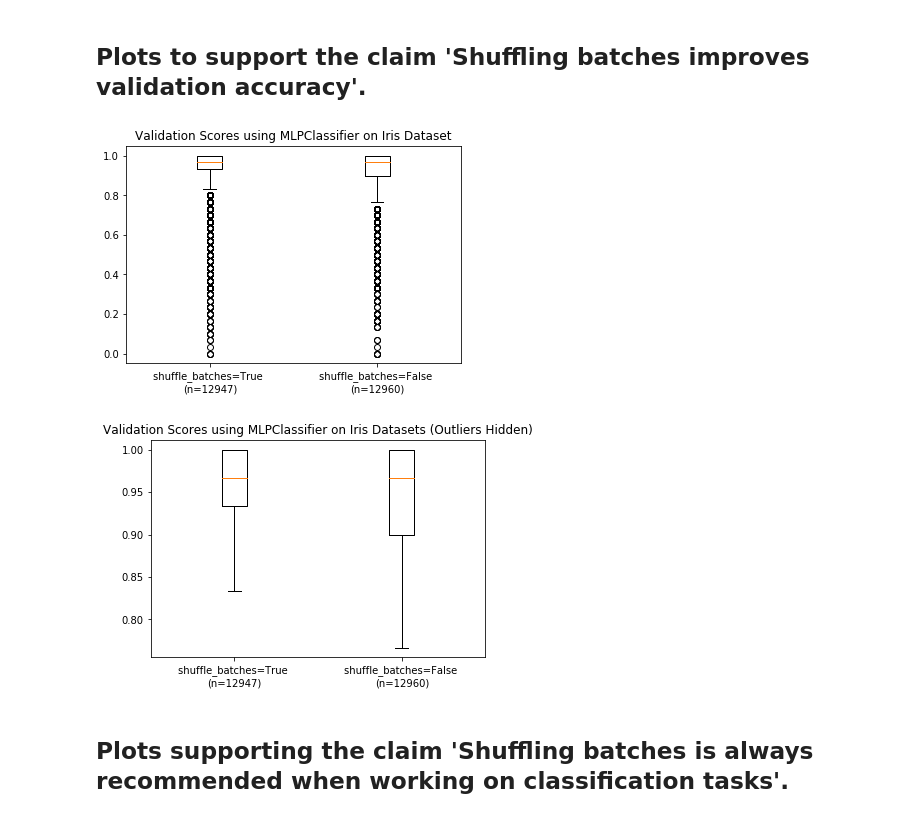
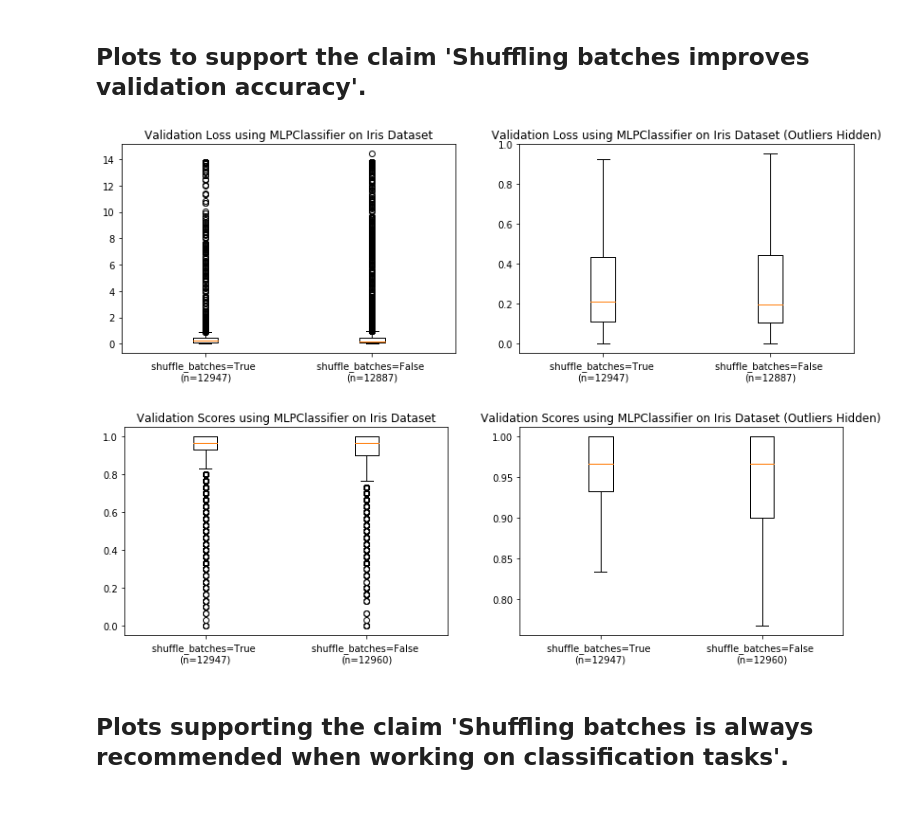
Before and after one commit to AnthonyDickson/Neural-Networks, a Jupyter notebook: notebooks/Analysis of Shuffling Batches.ipynb, the cells around one changed output. Saved outputs shown, nothing was run; the diff lists cells and outputs as text; code cells hidden in the pictures.

```diff
--- a/notebooks/Analysis of Shuffling Batches.ipynb
+++ b/notebooks/Analysis of Shuffling Batches.ipynb
@@ -244,9 +145,7 @@ t: -49.0414 - p: <.001
 
 With the exception of the training metrics when using the sigmoid activation, we see statistically significant results. There is a much clearer trend when it comes to classification, we see consistent improvement in all metrics, with more marked improvement in validation performance.
 # %%
-using_classification = df['clf_type'] == 'MLPClassifier'
-
-stat_test(masks=(shuffles_batch & using_classification, no_shuffling & using_classification),
+stat_test(df, using_classification, using_batch_shuffling,
           test_name='Classification - Shuffling Batches vs. Not Shuffling Batches:')
 # %% [output]
 ********************************************************************************
@@ -320,26 +212,20 @@ relu = df['activation_func'] == 'LeakyReLU'
 # %% [markdown]
 ## Plots to support the claim 'Shuffling batches improves validation accuracy'.
-# %%
-a = df[shuffles_batches & classification].filter(regex='val_scores_\d{2}').values
-a = a.ravel()
-a = a[~np.isnan(a)]
-
-b = df[~shuffles_batches & classification].filter(regex='val_scores_\d{2}').values
-b = b.ravel()
-b = b[~np.isnan(b)]
-
-
-plt.boxplot([a, b], showfliers=True)
-plt.xticks([1, 2], ['shuffle_batches=True \n(n=%d)' % len(a), 'shuffle_batches=False \n(n=%d)' % len(b)])
-plt.title('Validation Scores using MLPClassifier on Iris Dataset')
-plt.show()
-
-plt.boxplot([a, b], showfliers=False)
-plt.xticks([1, 2], ['shuffle_batches=True \n(n=%d)' % len(a), 'shuffle_batches=False \n(n=%d)' % len(b)])
-plt.title('Validation Scores using MLPClassifier on Iris Datasets (Outliers Hidden)')
-plt.show()
-# %% [output]
-[figure, removed]
-[figure, removed]
+# %%
+make_boxplot(df, using_classification & using_iris,
+             using_batch_shuffling,
+             'shuffle_batches=True', 'shuffle_batches=False',
+             'val_loss',
+            'Validation Loss using MLPClassifier on Iris Dataset')
+# %% [output]
+[figure, added]
+# %%
+make_boxplot(df, using_classification & using_iris,
+             using_batch_shuffling,
+             'shuffle_batches=True', 'shuffle_batches=False',
+             'val_scores',
+            'Validation Scores using MLPClassifier on Iris Dataset')
+# %% [output]
+[figure, added]
 # %% [markdown]
 ## Plots supporting the claim 'Shuffling batches is always recommended when working on classification tasks'.
```
Also changed, not shown: parts of 31 cells of this notebook, 6 other files.
